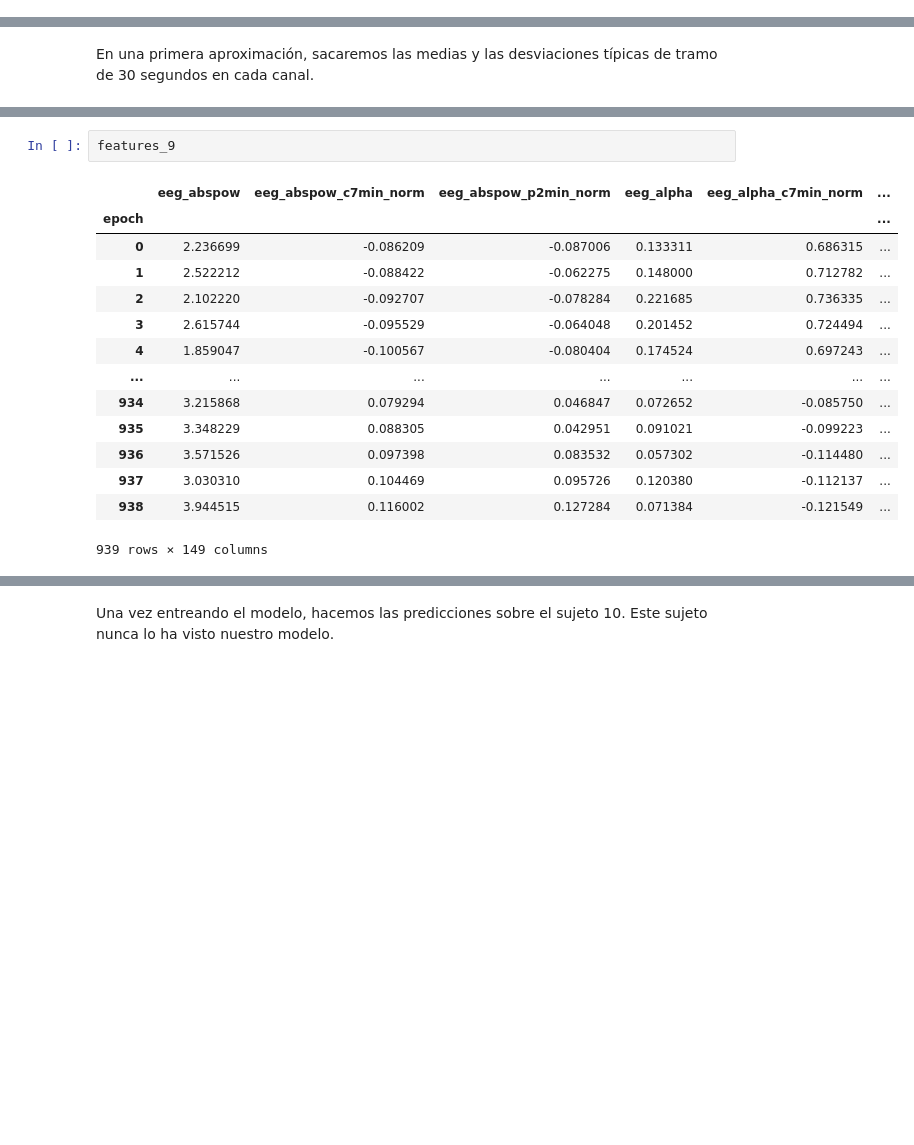
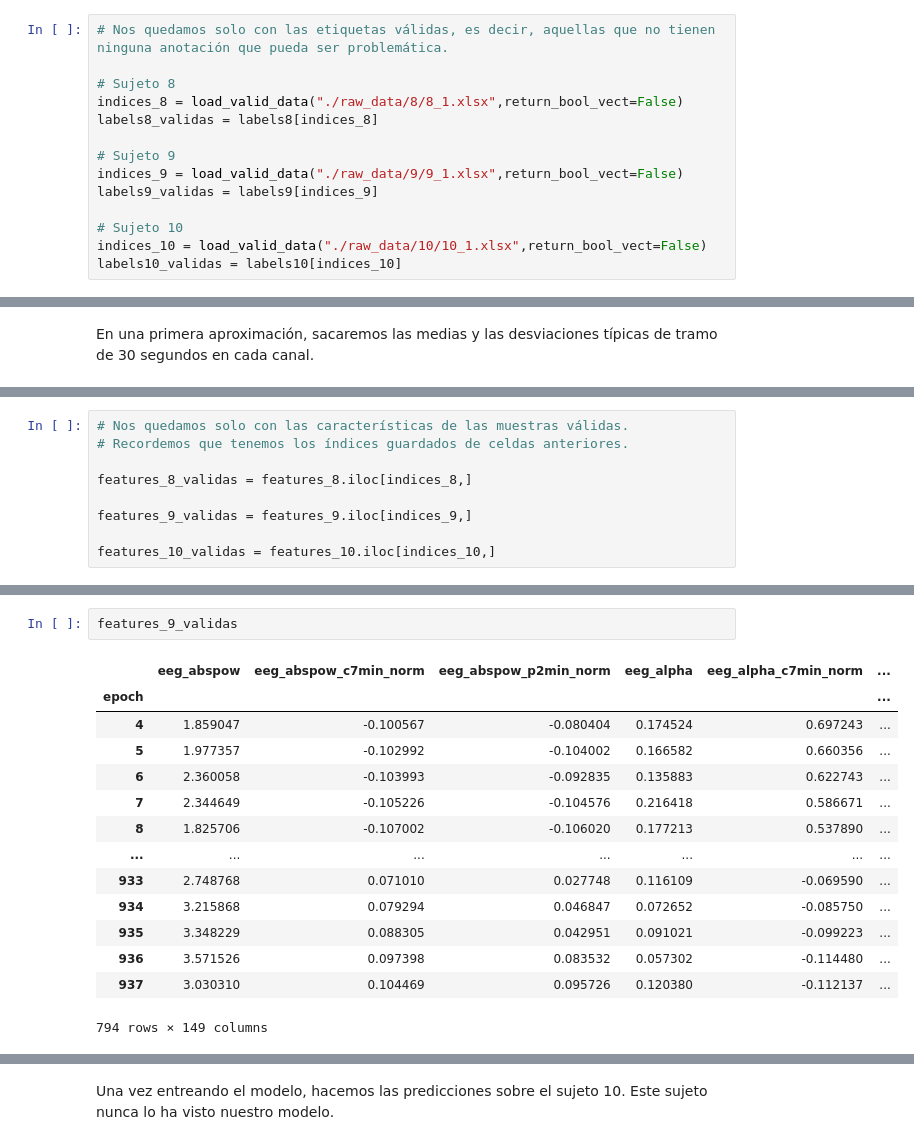
Before and after one commit to ArturoSirvent/Polisognograma, a Jupyter notebook: Polisomnograma_Proyecto.ipynb, the cells around one changed output, grey strips where cells are left out. Drawn from its saved outputs; the diff is of its cells as text; blank space fills up the shorter version.

```diff
--- a/Polisomnograma_Proyecto.ipynb
+++ b/Polisomnograma_Proyecto.ipynb
@@ -238,3 +288,17 @@ print(labels10.shape)
 (970,)
 (939,)
 (766,)
+# %%
+# Nos quedamos solo con las etiquetas válidas, es decir, aquellas que no tienen ninguna anotación que pueda ser problemática.
+
+# Sujeto 8
+indices_8 = load_valid_data("./raw_data/8/8_1.xlsx",return_bool_vect=False)
+labels8_validas = labels8[indices_8]
+
+# Sujeto 9
+indices_9 = load_valid_data("./raw_data/9/9_1.xlsx",return_bool_vect=False)
+labels9_validas = labels9[indices_9]
+
+# Sujeto 10
+indices_10 = load_valid_data("./raw_data/10/10_1.xlsx",return_bool_vect=False)
+labels10_validas = labels10[indices_10]
@@ -314,4 +390,13 @@ features_8 = sls8.get_features()
 features_9 = sls9.get_features()
 # Sujeto 10
 features_10 = sls10.get_features()
+# %%
+# Nos quedamos solo con las características de las muestras válidas.
+# Recordemos que tenemos los índices guardados de celdas anteriores.
+
+features_8_validas = features_8.iloc[indices_8,]
+
+features_9_validas = features_9.iloc[indices_9,]
+
+features_10_validas = features_10.iloc[indices_10,]
 # %%
@@ -334,18 +419,18 @@ features_8
 # %%
-features_9
+features_9_validas
 # %% [output]
 |  | eeg_abspow | eeg_abspow_c7min_norm | eeg_abspow_p2min_norm | eeg_alpha | eeg_alpha_c7min_norm | ... |
 | epoch |  |  |  |  |  | ... |
-| 0 | 2.236699 | -0.086209 | -0.087006 | 0.133311 | 0.686315 | ... |
-| 1 | 2.522212 | -0.088422 | -0.062275 | 0.148000 | 0.712782 | ... |
-| 2 | 2.102220 | -0.092707 | -0.078284 | 0.221685 | 0.736335 | ... |
-| 3 | 2.615744 | -0.095529 | -0.064048 | 0.201452 | 0.724494 | ... |
 | 4 | 1.859047 | -0.100567 | -0.080404 | 0.174524 | 0.697243 | ... |
+| 5 | 1.977357 | -0.102992 | -0.104002 | 0.166582 | 0.660356 | ... |
+| 6 | 2.360058 | -0.103993 | -0.092835 | 0.135883 | 0.622743 | ... |
+| 7 | 2.344649 | -0.105226 | -0.104576 | 0.216418 | 0.586671 | ... |
+| 8 | 1.825706 | -0.107002 | -0.106020 | 0.177213 | 0.537890 | ... |
 | ... | ... | ... | ... | ... | ... | ... |
+| 933 | 2.748768 | 0.071010 | 0.027748 | 0.116109 | -0.069590 | ... |
 | 934 | 3.215868 | 0.079294 | 0.046847 | 0.072652 | -0.085750 | ... |
 | 935 | 3.348229 | 0.088305 | 0.042951 | 0.091021 | -0.099223 | ... |
 | 936 | 3.571526 | 0.097398 | 0.083532 | 0.057302 | -0.114480 | ... |
 | 937 | 3.030310 | 0.104469 | 0.095726 | 0.120380 | -0.112137 | ... |
-| 938 | 3.944515 | 0.116002 | 0.127284 | 0.071384 | -0.121549 | ... |
-939 rows × 149 columns
+794 rows × 149 columns
 # %%
```
Also changed, not shown: parts of 111 cells of this notebook.
